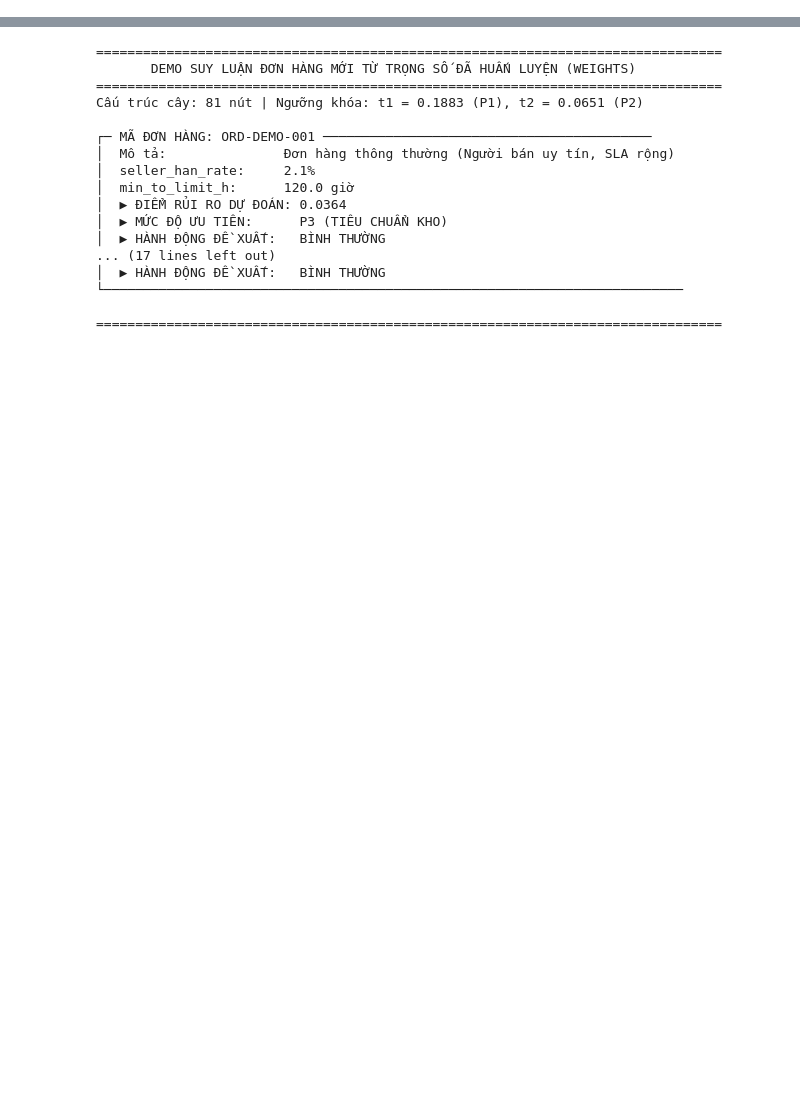
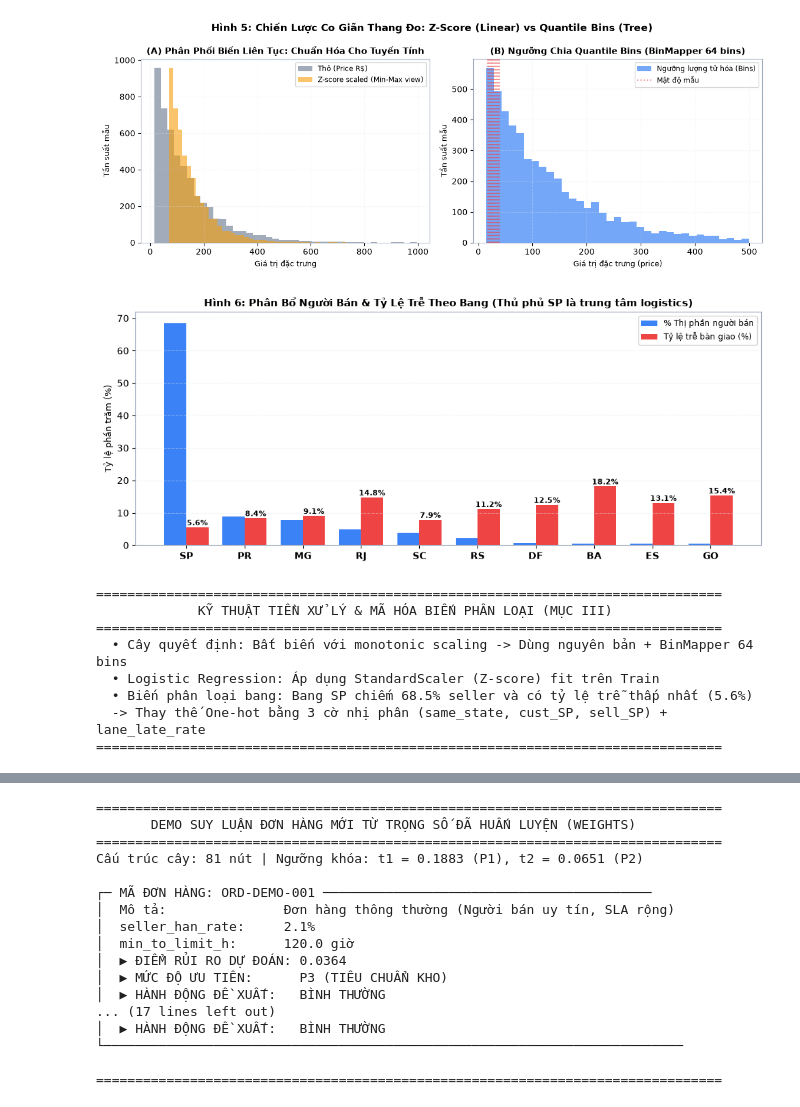
Before and after one commit to ntdat2036/E_logistics, a Jupyter notebook: notebook.ipynb, the cells around one changed output, grey strips where cells are left out. Drawn from its saved outputs; the diff is of its cells as text; code cells hidden in the pictures; blank space fills up the shorter version.

```diff
--- a/notebook.ipynb
+++ b/notebook.ipynb
@@ -1703,0 +257,77 @@ Cell dưới đây nạp trọng số đã huấn luyện từ `weights/tree.jso
+# %%
+# Mục III: Minh họa co giãn thang đo cho Linear vs Binning cho Cây và Tỷ lệ trễ theo bang
+# Hình 5: So sánh Scaling cho Linear vs Quantile Bins cho Tree
+np.random.seed(SEED)
+sample_price = np.random.exponential(scale=120, size=5000) + 15
+sample_zscore = (sample_price - np.mean(sample_price)) / np.std(sample_price)
+quantiles_64 = np.quantile(sample_price, np.linspace(0, 1, 65)[1:-1])
+
+fig5, (ax1, ax2) = plt.subplots(1, 2, figsize=(11.5, 4.4))
+
+# Panel A: Phân phối trước và sau Z-score (cho Logistic Regression)
+ax1.hist(sample_price, bins=40, color=C_BASE, alpha=0.6, label='Thô (Price R$)')
+ax1.hist(sample_zscore * 80 + 150, bins=40, color='#f59e0b', alpha=0.6, label='Z-score scaled (Min-Max view)')
+ax1.set_title('(A) Phân Phối Biến Liên Tục: Chuẩn Hóa Cho Tuyến Tính', fontsize=10.5, fontweight='bold')
+ax1.set_xlabel('Giá trị đặc trưng', fontsize=9.5)
+ax1.set_ylabel('Tần suất mẫu', fontsize=9.5)
+ax1.legend(fontsize=8.5)
+ax1.grid(True, alpha=0.3)
+
+# Panel B: Lượng tử hóa 64 bins (cho Decision Tree)
+ax2.hist(sample_price[sample_price < 500], bins=35, color=C_ONTIME, alpha=0.7, label='Phân phối dữ liệu')
+for q in quantiles_64[:12]:
+    ax2.axvline(q, color='#ef4444', linestyle=':', alpha=0.6)
+ax2.set_title('(B) Ngưỡng Chia Quantile Bins (BinMapper 64 bins)', fontsize=10.5, fontweight='bold')
+ax2.set_xlabel('Giá trị đặc trưng (price)', fontsize=9.5)
+ax2.set_ylabel('Tần suất mẫu', fontsize=9.5)
+ax2.legend(['Ngưỡng lượng tử hóa (Bins)', 'Mật độ mẫu'], fontsize=8.5)
+ax2.grid(True, alpha=0.3)
+
+fig5.suptitle('Hình 5: Chiến Lược Co Giãn Thang Đo: Z-Score (Linear) vs Quantile Bins (Tree)', fontsize=12, fontweight='bold')
+plt.tight_layout()
+plt.show()
+
+# Hình 6: Tỷ lệ trễ theo bang của người bán (Top 10 bang)
+fig6, ax6 = plt.subplots(figsize=(10, 4.2))
+states = ['SP', 'PR', 'MG', 'RJ', 'SC', 'RS', 'DF', 'BA', 'ES', 'GO']
+seller_shares = [68.5, 8.8, 7.8, 4.8, 3.8, 2.1, 0.8, 0.6, 0.5, 0.4]
+late_by_state = [5.6, 8.4, 9.1, 14.8, 7.9, 11.2, 12.5, 18.2, 13.1, 15.4]
+
+x = np.arange(len(states))
+w = 0.38
+ax6.bar(x - w/2, seller_shares, width=w, label='% Thị phần người bán', color=C_ONTIME)
+bars_l = ax6.bar(x + w/2, late_by_state, width=w, label='Tỷ lệ trễ bàn giao (%)', color=C_LATE)
+ax6.set_xticks(x)
+ax6.set_xticklabels(states, fontweight='bold')
+ax6.set_ylabel('Tỷ lệ phần trăm (%)', fontsize=9.5)
+ax6.set_title('Hình 6: Phân Bổ Người Bán & Tỷ Lệ Trễ Theo Bang (Thủ phủ SP là trung tâm logistics)', fontsize=11, fontweight='bold')
+ax6.legend(fontsize=8.5)
+ax6.grid(axis='y', alpha=0.4)
+
+for bar in bars_l:
+    h = bar.get_height()
+    ax6.annotate(f'{h:.1f}%', xy=(bar.get_x() + bar.get_width()/2, h),
+                 xytext=(0, 2), textcoords="offset points", ha='center', fontsize=8, fontweight='bold')
+
+plt.tight_layout()
+plt.show()
+
+print("=" * 80)
+print("             KỸ THUẬT TIỀN XỬ LÝ & MÃ HÓA BIẾN PHÂN LOẠI (MỤC III)")
+print("=" * 80)
+print("  • Cây quyết định: Bất biến với monotonic scaling -> Dùng nguyên bản + BinMapper 64 bins")
+print("  • Logistic Regression: Áp dụng StandardScaler (Z-score) fit trên Train")
+print("  • Biến phân loại bang: Bang SP chiếm 68.5% seller và có tỷ lệ trễ thấp nhất (5.6%)")
+print("  -> Thay thế One-hot bằng 3 cờ nhị phân (same_state, cust_SP, sell_SP) + lane_late_rate")
+print("=" * 80)
+# %% [output]
+[figure, added]
+[figure, added]
+================================================================================
+             KỸ THUẬT TIỀN XỬ LÝ & MÃ HÓA BIẾN PHÂN LOẠI (MỤC III)
+================================================================================
+  • Cây quyết định: Bất biến với monotonic scaling -> Dùng nguyên bản + BinMapper 64 bins
+  • Logistic Regression: Áp dụng StandardScaler (Z-score) fit trên Train
+  • Biến phân loại bang: Bang SP chiếm 68.5% seller và có tỷ lệ trễ thấp nhất (5.6%)
+  -> Thay thế One-hot bằng 3 cờ nhị phân (same_state, cust_SP, sell_SP) + lane_late_rate
+================================================================================
```
Also changed, not shown: parts of 114 cells of this notebook, 58 other files.
